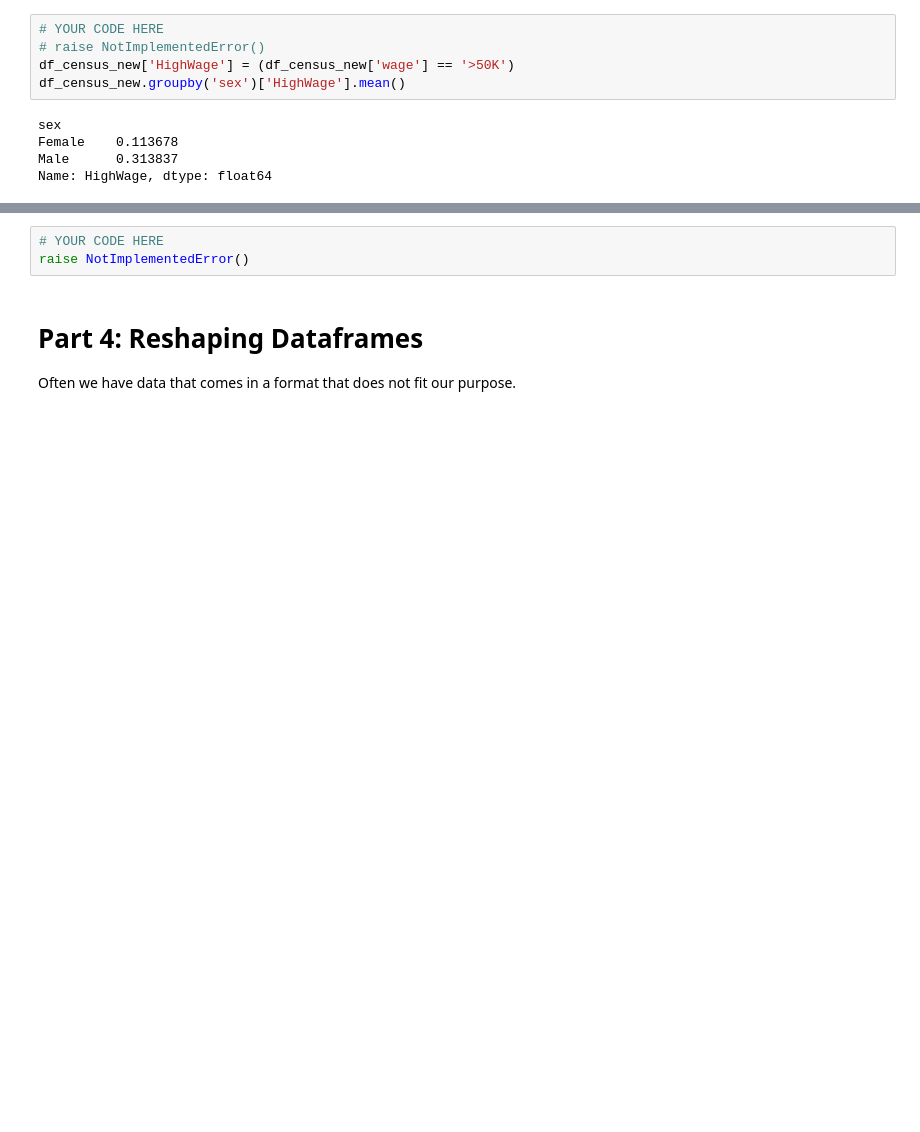
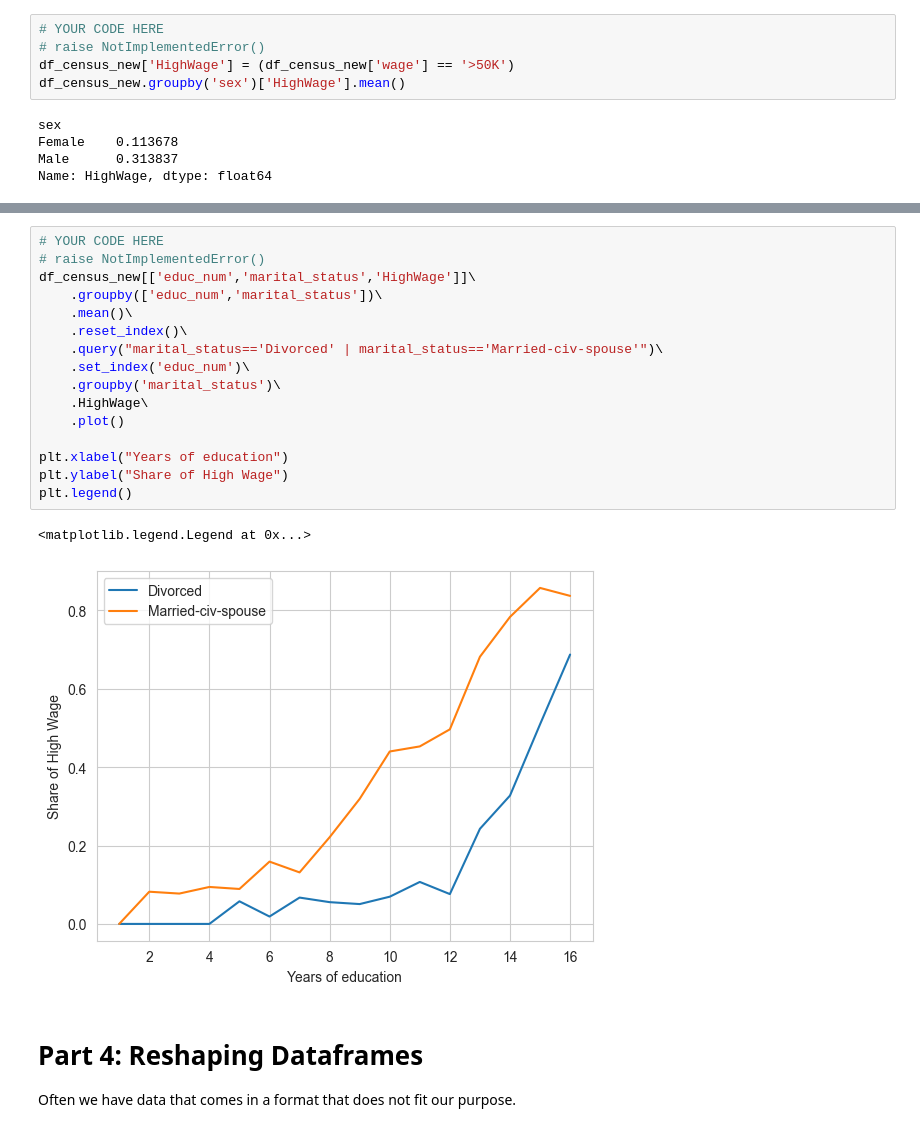
Before and after one commit to Kelvin-xing/isds2023, a Jupyter notebook: teaching_materials/module_3/module_3_exercises_ans.ipynb, the cells around one changed output, grey strips where cells are left out. Drawn from its saved outputs; the diff is of its cells as text; blank space fills up the shorter version.

```diff
--- a/teaching_materials/module_3/module_3_exercises_ans.ipynb
+++ b/teaching_materials/module_3/module_3_exercises_ans.ipynb
@@ -230,9 +230,25 @@ Name: HighWage, dtype: float64
 ![](examplefig.png)
 
 > _Hint:_ remember the `.query()` method is extremely useful for filtering data.
-# %%
-# YOUR CODE HERE
-raise NotImplementedError()
+# %%
+# YOUR CODE HERE
+# raise NotImplementedError()
+df_census_new[['educ_num','marital_status','HighWage']]\
+    .groupby(['educ_num','marital_status'])\
+    .mean()\
+    .reset_index()\
+    .query("marital_status=='Divorced' | marital_status=='Married-civ-spouse'")\
+    .set_index('educ_num')\
+    .groupby('marital_status')\
+    .HighWage\
+    .plot()
+
+plt.xlabel("Years of education")
+plt.ylabel("Share of High Wage")
+plt.legend()
+# %% [output]
+<matplotlib.legend.Legend at 0x...>
+[figure, added]
 # %% [markdown]
 # Part 4: Reshaping  Dataframes
 
```
Also changed, not shown: 2 other files.
